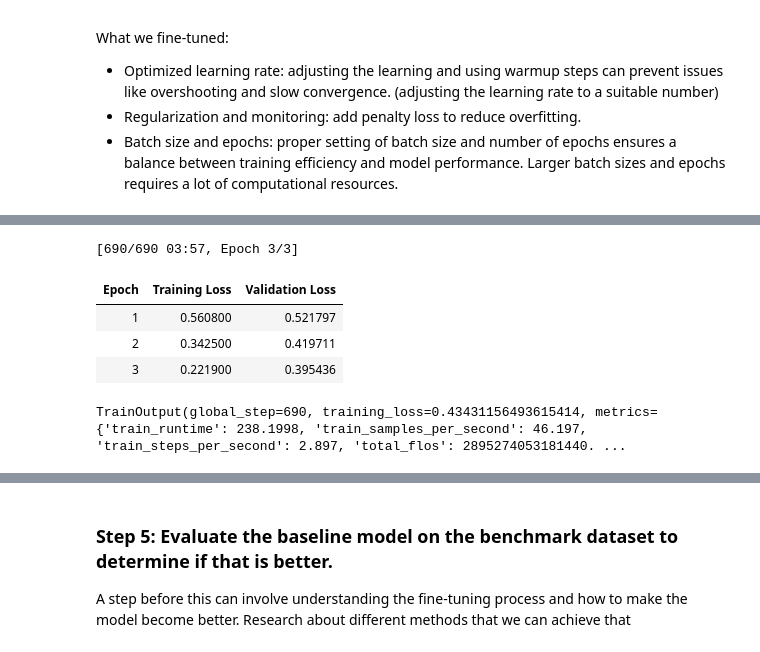
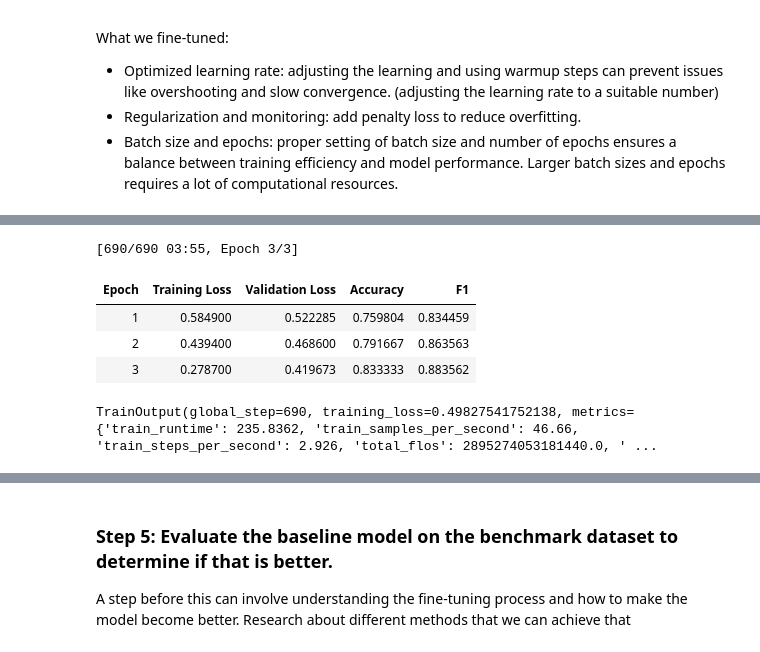
Before and after one commit to BrianTruong23/evaluateLLM, a Jupyter notebook: EvaluateLLM.ipynb, the cells around one changed output, grey strips where cells are left out. Cells and saved outputs as stored; diff of their text form; code cells hidden in the pictures.

```diff
--- a/EvaluateLLM.ipynb
+++ b/EvaluateLLM.ipynb
@@ -118,5 +130,17 @@ tokenized_datasets = dataset.map(tokenize_function, batched = True)
 # %% [markdown]
 ### Step 3: Evaluate the baseline model on the benchmark dataset to set a reference point
+# %%
+from sklearn.metrics import accuracy_score, f1_score
+
+def compute_metrics(pred):
+    labels = pred.label_ids
+    preds = pred.predictions.argmax(-1)
+    accuracy = accuracy_score(labels, preds)
+    f1 = f1_score(labels, preds)
+    return {
+        'accuracy': accuracy,
+        'f1': f1,
+    }
 # %%
 from transformers import Trainer
 
@@ -171,32 +226,34 @@ Requirement already satisfied: certifi>=2017.4.17 in /usr/local/lib/python3.10/d
 # %%
 from transformers import TrainingArguments, Trainer
 
 # Specify output_dir, leraning_rate, evaluation_strategy, num_train_epoch, weight decay
 training_args = TrainingArguments(
     output_dir='./results',
     evaluation_strategy='epoch',
     learning_rate=2e-5,
     num_train_epochs=3,
     per_device_train_batch_size=16,
     per_device_eval_batch_size=16,
     warmup_steps=500,
     weight_decay=0.01,
     logging_dir='./logs',
     logging_steps=10,
 )
 
 fine_tune_trainer = Trainer(
     model=model,
     args=training_args,
     train_dataset=tokenized_datasets['train'],
     eval_dataset=tokenized_datasets['validation'],
+    tokenizer=tokenizer,
+    compute_metrics=compute_metrics,
 )
 
 fine_tune_trainer.train()
 # %% [output]
-[690/690 03:57, Epoch 3/3]
+[690/690 03:55, Epoch 3/3]
-| Epoch | Training Loss | Validation Loss |
-| 1 | 0.560800 | 0.521797 |
-| 2 | 0.342500 | 0.419711 |
-| 3 | 0.221900 | 0.395436 |
+| Epoch | Training Loss | Validation Loss | Accuracy | F1 |
+| 1 | 0.584900 | 0.522285 | 0.759804 | 0.834459 |
+| 2 | 0.439400 | 0.468600 | 0.791667 | 0.863563 |
+| 3 | 0.278700 | 0.419673 | 0.833333 | 0.883562 |
-TrainOutput(global_step=690, training_loss=0.43431156493615414, metrics={'train_runtime': 238.1998, 'train_samples_per_second': 46.197, 'train_steps_per_second': 2.897, 'total_flos': 2895274053181440. ...
+TrainOutput(global_step=690, training_loss=0.49827541752138, metrics={'train_runtime': 235.8362, 'train_samples_per_second': 46.66, 'train_steps_per_second': 2.926, 'total_flos': 2895274053181440.0, ' ...
```
Also changed, not shown: parts of 13 cells of this notebook.
